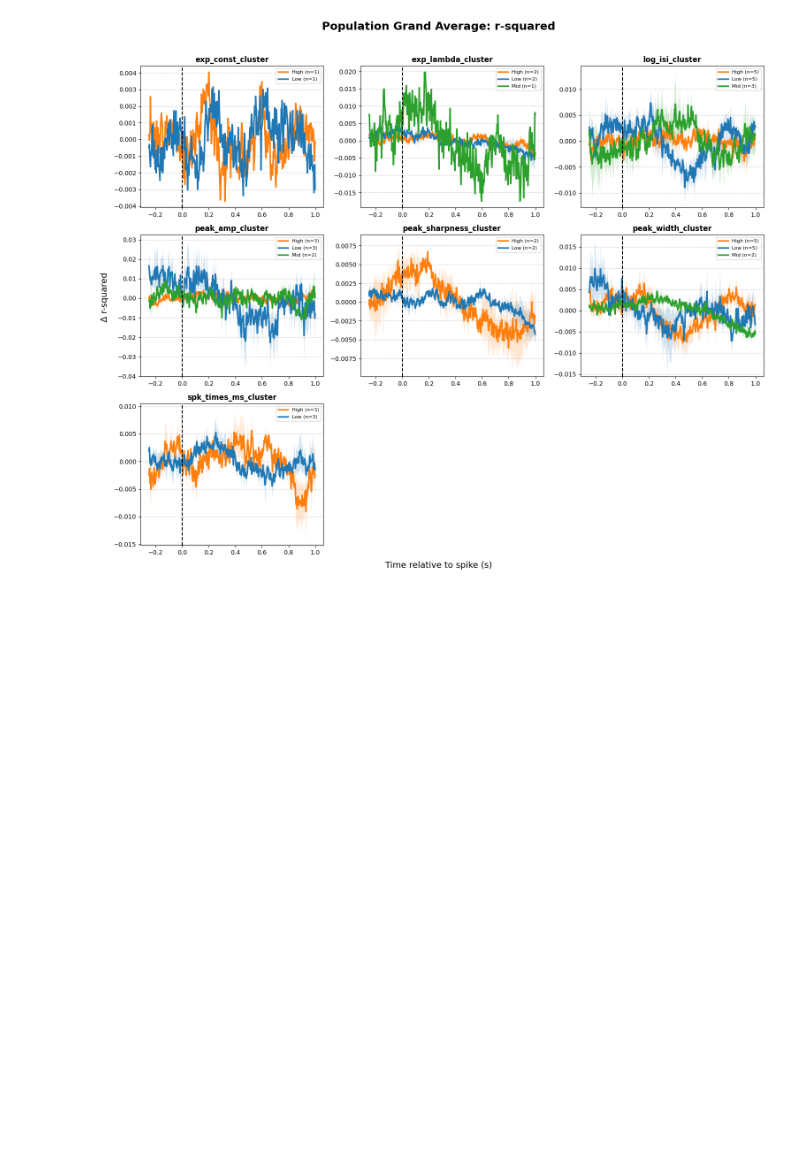
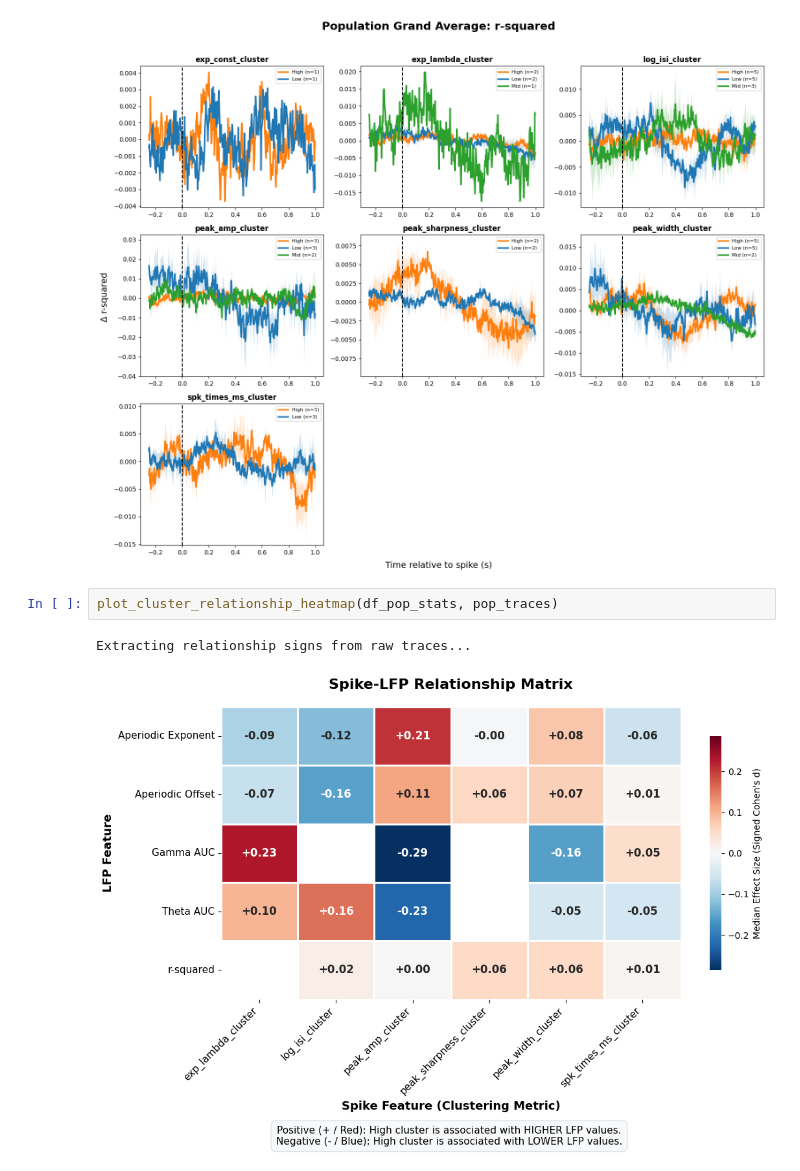
Before and after one commit to voytekresearch/spikewise, a Jupyter notebook: datasets/spe-1/spe1_patch_LFP_analysis/cluster_analyses/lfp_spk_group_cell_comparison.ipynb, the cells around one changed output. Saved outputs shown, nothing was run; the diff lists cells and outputs as text; blank space fills up the shorter version.

Commit message:
effect size, yield, and grand avg traces

```diff
--- a/datasets/spe-1/spe1_patch_LFP_analysis/cluster_analyses/lfp_spk_group_cell_comparison.ipynb
+++ b/datasets/spe-1/spe1_patch_LFP_analysis/cluster_analyses/lfp_spk_group_cell_comparison.ipynb
@@ -176,3 +59,8 @@ plot_all_grand_average_traces(pop_traces)
 [figure]
 [figure]
 [figure]
+# %%
+plot_cluster_relationship_heatmap(df_pop_stats, pop_traces)
+# %% [output]
+Extracting relationship signs from raw traces...
+[figure, added]
```
Also changed, not shown: parts of 3 cells of this notebook, 1 other file.
